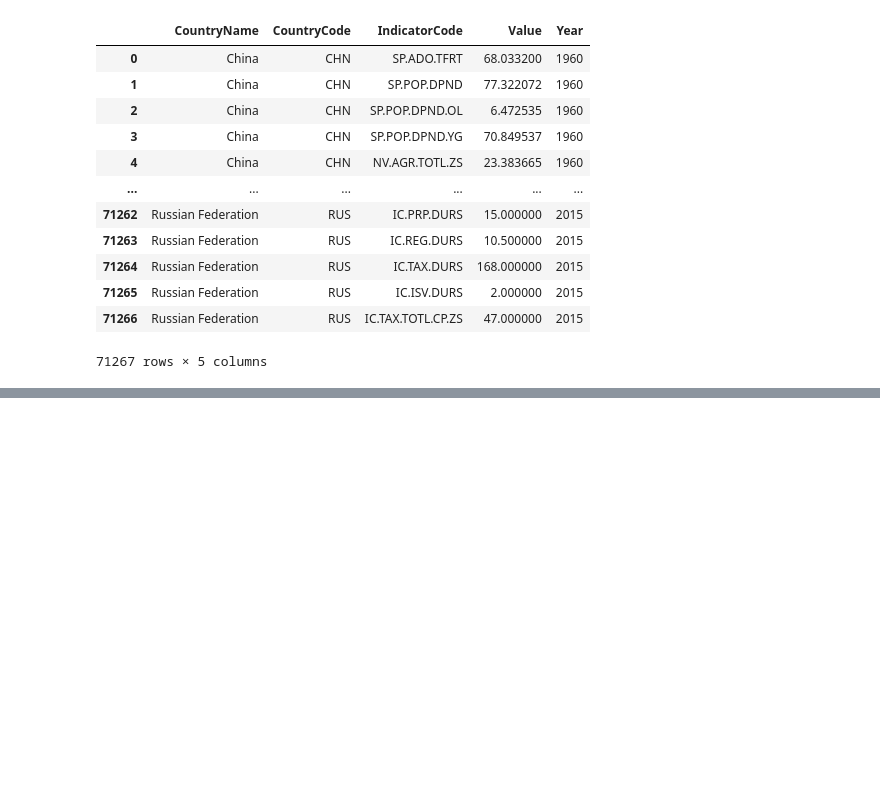
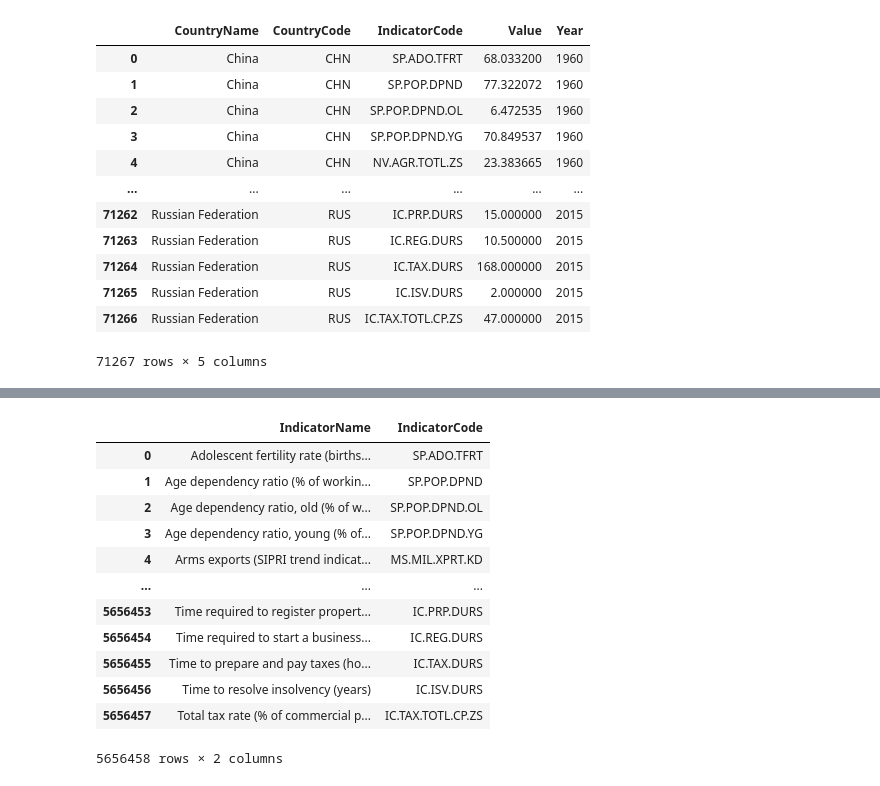
Before and after one commit to jjjjjeb/ETL_Project, a Jupyter notebook: ETL.ipynb, the cells around one changed output, grey strips where cells are left out. Cells and saved outputs as stored; diff of their text form; code cells hidden in the pictures; blank space fills up the shorter version.

```diff
--- a/ETL.ipynb
+++ b/ETL.ipynb
@@ -305,0 +302,17 @@ OperationalError: (psycopg2.OperationalError) FATAL:  password authentication fa
+# %%
+Ind1 =indicators.drop(['CountryName', 'CountryCode', 'Year', 'Value'], axis=1)
+Ind1
+# %% [output]
+|  | IndicatorName | IndicatorCode |
+| 0 | Adolescent fertility rate (births... | SP.ADO.TFRT |
+| 1 | Age dependency ratio (% of workin... | SP.POP.DPND |
+| 2 | Age dependency ratio, old (% of w... | SP.POP.DPND.OL |
+| 3 | Age dependency ratio, young (% of... | SP.POP.DPND.YG |
+| 4 | Arms exports (SIPRI trend indicat... | MS.MIL.XPRT.KD |
+| ... | ... | ... |
+| 5656453 | Time required to register propert... | IC.PRP.DURS |
+| 5656454 | Time required to start a business... | IC.REG.DURS |
+| 5656455 | Time to prepare and pay taxes (ho... | IC.TAX.DURS |
+| 5656456 | Time to resolve insolvency (years) | IC.ISV.DURS |
+| 5656457 | Total tax rate (% of commercial p... | IC.TAX.TOTL.CP.ZS |
+5656458 rows × 2 columns
```
Also changed, not shown: parts of 7 cells of this notebook, 2 other files.
